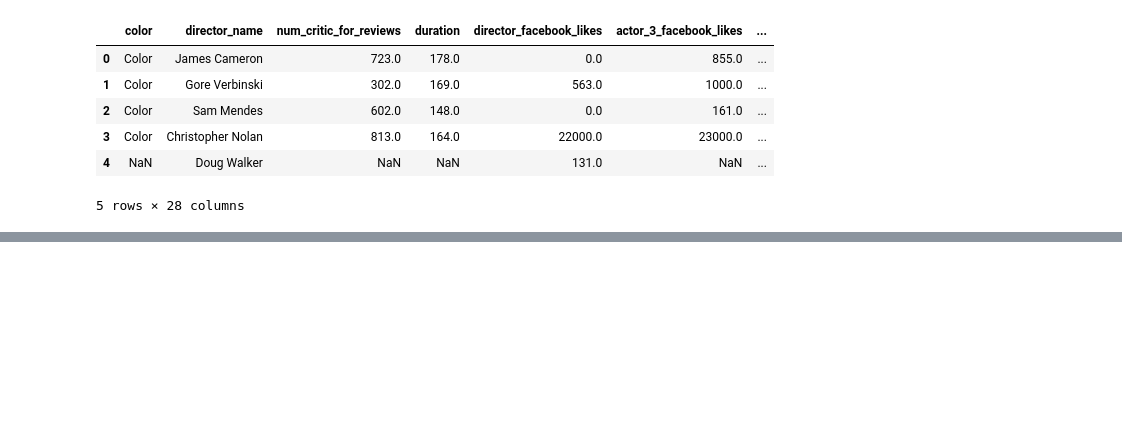
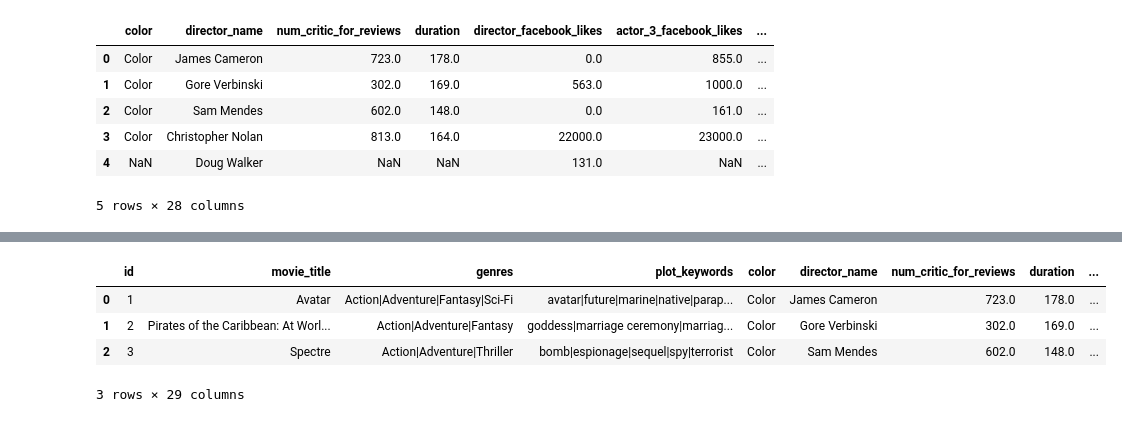
Before and after one commit to beyondAnalysIs/Procesamiento_de_Lenguaje_Natural_NLP, a Jupyter notebook: metodo_TF-IDF/tf_idf.ipynb, the cells around one changed output, grey strips where cells are left out. Drawn from its saved outputs; the diff is of its cells as text; code cells hidden in the pictures; blank space fills up the shorter version.

```diff
--- a/metodo_TF-IDF/tf_idf.ipynb
+++ b/metodo_TF-IDF/tf_idf.ipynb
@@ -35,0 +66,3 @@ df.head()
+# %%
+# creando un columna id y en primera posición
+df.insert(0, 'id', range(1,1+len(df)))
@@ -35,0 +89,13 @@ df.head()
+# %%
+# columans ordenadas
+col_ordenado = ['id', 'movie_title', 'genres','plot_keywords']
+col_rest = [col for col in df.columns if col not in col_ordenado]
+col_fin = col_ordenado + col_rest
+df = df[col_fin]
+df.head(3)
+# %% [output]
+|  | id | movie_title | genres | plot_keywords | color | director_name | num_critic_for_reviews | duration | ... |
+| 0 | 1 | Avatar | Action|Adventure|Fantasy|Sci-Fi | avatar|future|marine|native|parap... | Color | James Cameron | 723.0 | 178.0 | ... |
+| 1 | 2 | Pirates of the Caribbean: At Worl... | Action|Adventure|Fantasy | goddess|marriage ceremony|marriag... | Color | Gore Verbinski | 302.0 | 169.0 | ... |
+| 2 | 3 | Spectre | Action|Adventure|Thriller | bomb|espionage|sequel|spy|terrorist | Color | Sam Mendes | 602.0 | 148.0 | ... |
+3 rows × 29 columns
```
Also changed, not shown: parts of 22 cells of this notebook, 5 other files.
